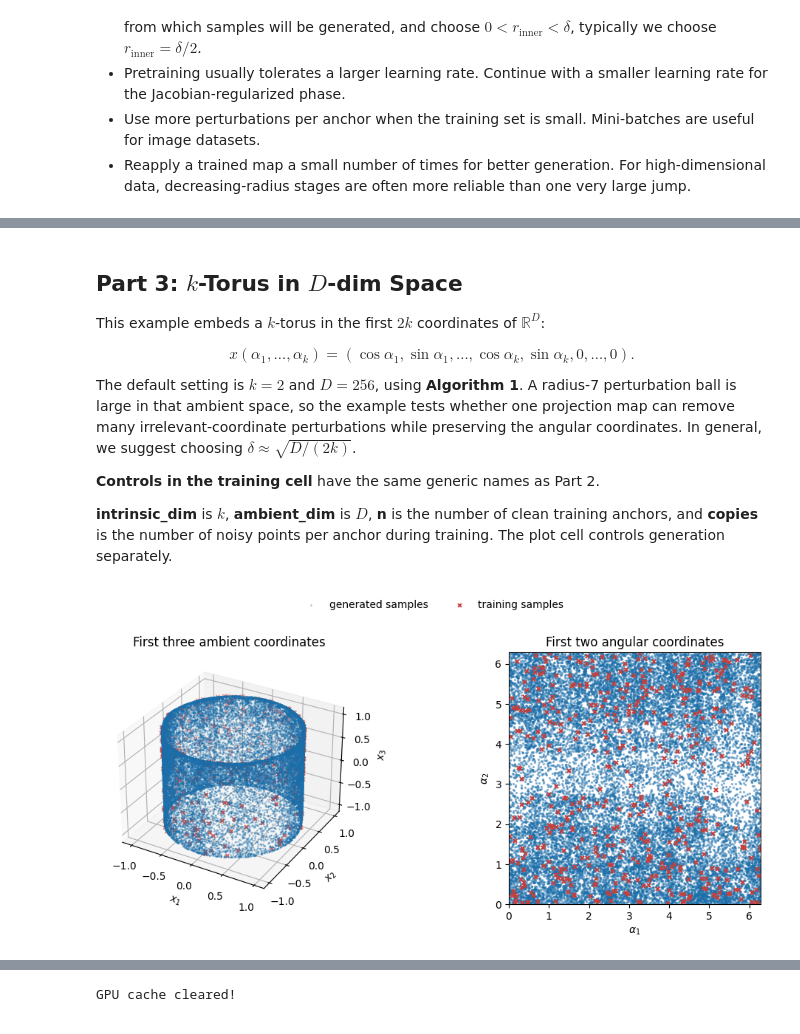
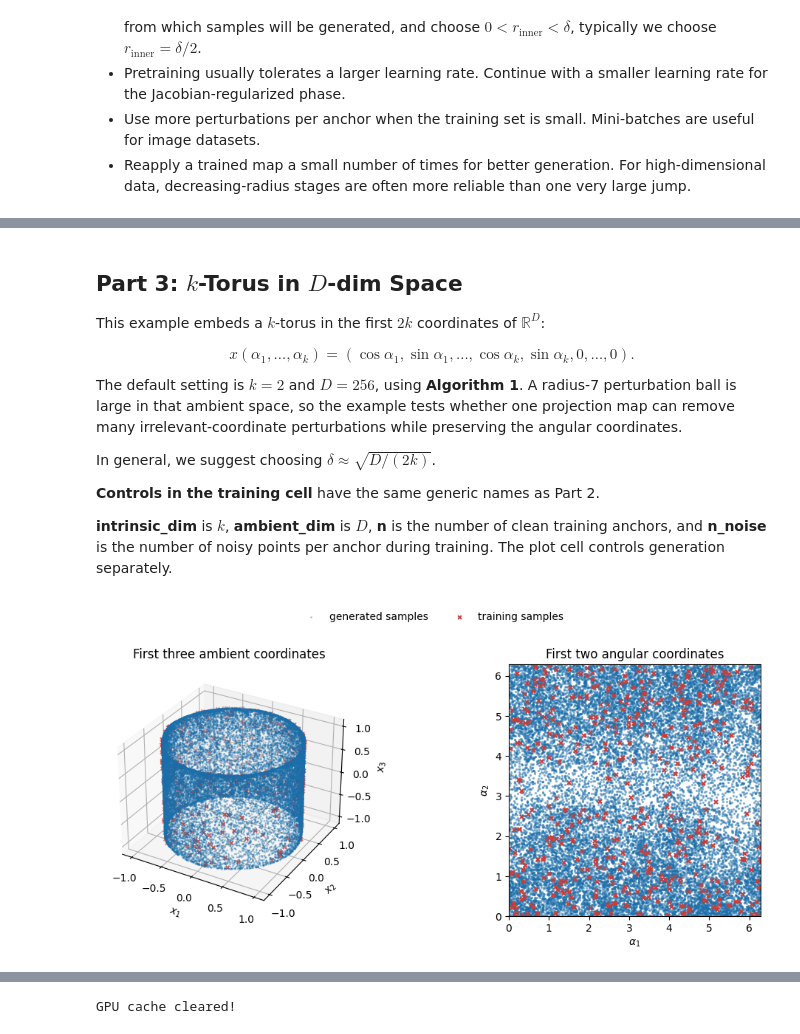
Before and after one commit to linchen-00/ProjectionLearning, a Jupyter notebook: Tutorial_on_ManifoldProjection.ipynb, the cells around one changed output, grey strips where cells are left out. Drawn from its saved outputs; the diff is of its cells as text; code cells hidden in the pictures.

```diff
--- a/Tutorial_on_ManifoldProjection.ipynb
+++ b/Tutorial_on_ManifoldProjection.ipynb
@@ -155,10 +156,10 @@ def sample_delta_ball(n, delta, ambient_dim, device=device):
     return (delta * directions * radii).T
 
 
-def inject_randomness(samples, delta, copies):
+def inject_randomness(samples, delta, n_noise):
     flat_dim = int(np.prod(samples.shape[1:]))
-    noise = sample_delta_ball(len(samples) * copies, delta, flat_dim, samples.device)
-    noise = noise.reshape(len(samples), copies, *samples.shape[1:])
+    noise = sample_delta_ball(len(samples) * n_noise, delta, flat_dim, samples.device)
+    noise = noise.reshape(len(samples), n_noise, *samples.shape[1:])
     return (samples[:, None] + noise).flatten(0, 1)
 
 
@@ -525,11 +525,13 @@ $$
 x(\alpha_1,\ldots,\alpha_k)=(\cos\alpha_1,\sin\alpha_1,\ldots,\cos\alpha_k,\sin\alpha_k,0,\ldots,0).
 $$
 
-The default setting is $k=2$ and $D=256$, using **Algorithm 1**. A radius-7 perturbation ball is large in that ambient space, so the example tests whether one projection map can remove many irrelevant-coordinate perturbations while preserving the angular coordinates. In general, we suggest choosing $\delta ≈ \sqrt{D/(2k)}$.
+The default setting is $k=2$ and $D=256$, using **Algorithm 1**. A radius-7 perturbation ball is large in that ambient space, so the example tests whether one projection map can remove many irrelevant-coordinate perturbations while preserving the angular coordinates.
+
+In general, we suggest choosing $\delta ≈ \sqrt{D/(2k)}$.
 
 **Controls in the training cell** have the same generic names as Part 2.
 
- **intrinsic_dim** is $k$, **ambient_dim** is $D$, **n** is the number of clean training anchors, and **copies** is the number of noisy points per anchor during training. The plot cell controls generation separately.
+ **intrinsic_dim** is $k$, **ambient_dim** is $D$, **n** is the number of clean training anchors, and **n_noise** is the number of noisy points per anchor during training. The plot cell controls generation separately.
 # %%
 #@title Train the torus projection map
 seed = 2 #@param {type:"integer"}
@@ -542,7 +544,7 @@ pretrain_steps = 400 #@param {type:"integer"}
 projection_steps = 2000 #@param {type:"integer"}
 lr_pretrain = 0.005 #@param {type:"number"}
 lr_projection = 0.001 #@param {type:"number"}
-copies = 50 #@param {type:"integer"}
+n_noise = 50 #@param {type:"integer"}
 
 if n <= 0:
     raise ValueError("n must be positive")
@@ -556,7 +558,7 @@ torus_config = dict(
     delta=delta, r_inner=r_inner,
     pretrain_steps=pretrain_steps, projection_steps=projection_steps,
     lr_pretrain=lr_pretrain, lr_projection=lr_projection,
-    copies=copies,
+    n_noise=n_noise,
 )
 set_seed(torus_config["seed"])
 
@@ -576,11 +578,11 @@ _ = train_algorithm1(
     projection_steps=torus_config["projection_steps"],
     lr_pretrain=torus_config["lr_pretrain"],
     lr_projection=torus_config["lr_projection"],
-    copies=torus_config["copies"], scheduler_projection="cosine",
+    n_noise=torus_config["n_noise"], scheduler_projection="cosine",
 )
 # %%
 #@title Generate and view the learned torus
-applications = 4 #@param {type:"integer"}
+applications = 2 #@param {type:"integer"}
 n_generated = 24000 #@param {type:"integer"}
 
 if n_generated <= 0:
@@ -611,34 +613,34 @@ train = ax.scatter(
 )
 ax.set_title("First three ambient coordinates")
 ax.set_xlabel("$x_1$"); ax.set_ylabel("$x_2$"); ax.set_zlabel("$x_3$")
 
 ax = fig.add_subplot(1, 2, 2)
 if torus_config["intrinsic_dim"] >= 2:
     generated_angle_2 = torch.atan2(
         torus_generated[:, 3], torus_generated[:, 2]
     ) % (2 * torch.pi)
     training_angle_2 = torch.atan2(
         torus_samples[:, 3], torus_samples[:, 2]
     ) % (2 * torch.pi)
     ax.scatter(generated_angle_1, generated_angle_2, s=2, alpha=0.4, color="#1b6fab")
     ax.scatter(training_angle_1, training_angle_2, s=14, marker="x", color="#c73e3a")
     ax.set(xlim=(0, 2 * np.pi), ylim=(0, 2 * np.pi),
            xlabel=r"$\alpha_1$", ylabel=r"$\alpha_2$",
            title="First two angular coordinates")
     ax.set_aspect("equal")
 else:
     ax.hist(generated_angle_1.numpy(), bins=60, alpha=0.4, color="#1b6fab", label="generated samples")
     ax.hist(training_angle_1.numpy(), bins=30, histtype="step", linewidth=1.5,
             color="#c73e3a", label="training samples")
     ax.set(xlim=(0, 2 * np.pi), xlabel=r"$\alpha_1$", title="Angular coordinate")
 fig.legend(
     [gen, train], ["generated samples", "training samples"],
     loc="upper center", ncol=2, frameon=False, bbox_to_anchor=(0.5, 1.03)
 )
 plt.tight_layout(rect=(0, 0, 1, 0.93))
 plt.show()
 # %% [output]
-[figure, old version]
+[figure, new version]
 # %% [markdown]
 ## Part 4: MNIST Experiment
 
```
Also changed, not shown: parts of 11 cells of this notebook.
